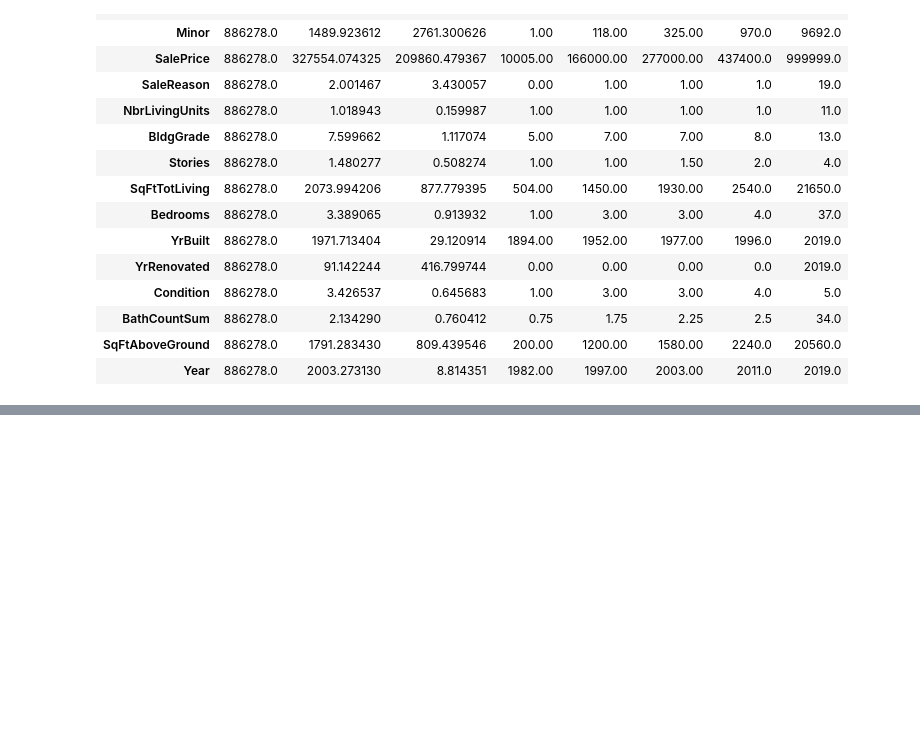
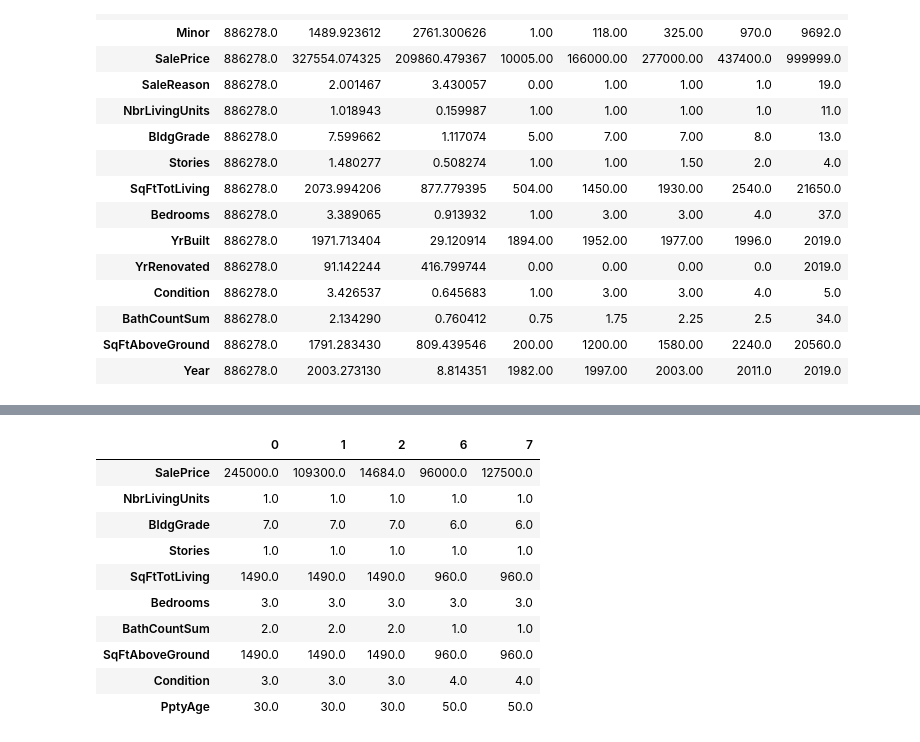
Before and after one commit to bl419cam/mod_1_project_seattle-ds-062419, a Jupyter notebook: mod1_project_scratchpad_v3.ipynb, the cells around one changed output, grey strips where cells are left out. Cells and saved outputs as stored; diff of their text form; code cells hidden in the pictures; blank space fills up the shorter version.

```diff
--- a/mod1_project_scratchpad_v3.ipynb
+++ b/mod1_project_scratchpad_v3.ipynb
@@ -410,3 +410,17 @@ kc_data_backup = kc_data.copy()
 #eliminate columns not intended to be used as features
 kc_data = kc_data[['SalePrice', 'NbrLivingUnits', 'BldgGrade', 'Stories', 'SqFtTotLiving',
                    'Bedrooms', 'BathCountSum','SqFtAboveGround','Condition', 'PptyAge']]
+# %%
+kc_data.head().T
+# %% [output]
+|  | 0 | 1 | 2 | 6 | 7 |
+| SalePrice | 245000.0 | 109300.0 | 14684.0 | 96000.0 | 127500.0 |
+| NbrLivingUnits | 1.0 | 1.0 | 1.0 | 1.0 | 1.0 |
+| BldgGrade | 7.0 | 7.0 | 7.0 | 6.0 | 6.0 |
+| Stories | 1.0 | 1.0 | 1.0 | 1.0 | 1.0 |
+| SqFtTotLiving | 1490.0 | 1490.0 | 1490.0 | 960.0 | 960.0 |
+| Bedrooms | 3.0 | 3.0 | 3.0 | 3.0 | 3.0 |
+| BathCountSum | 2.0 | 2.0 | 2.0 | 1.0 | 1.0 |
+| SqFtAboveGround | 1490.0 | 1490.0 | 1490.0 | 960.0 | 960.0 |
+| Condition | 3.0 | 3.0 | 3.0 | 4.0 | 4.0 |
+| PptyAge | 30.0 | 30.0 | 30.0 | 50.0 | 50.0 |
```
